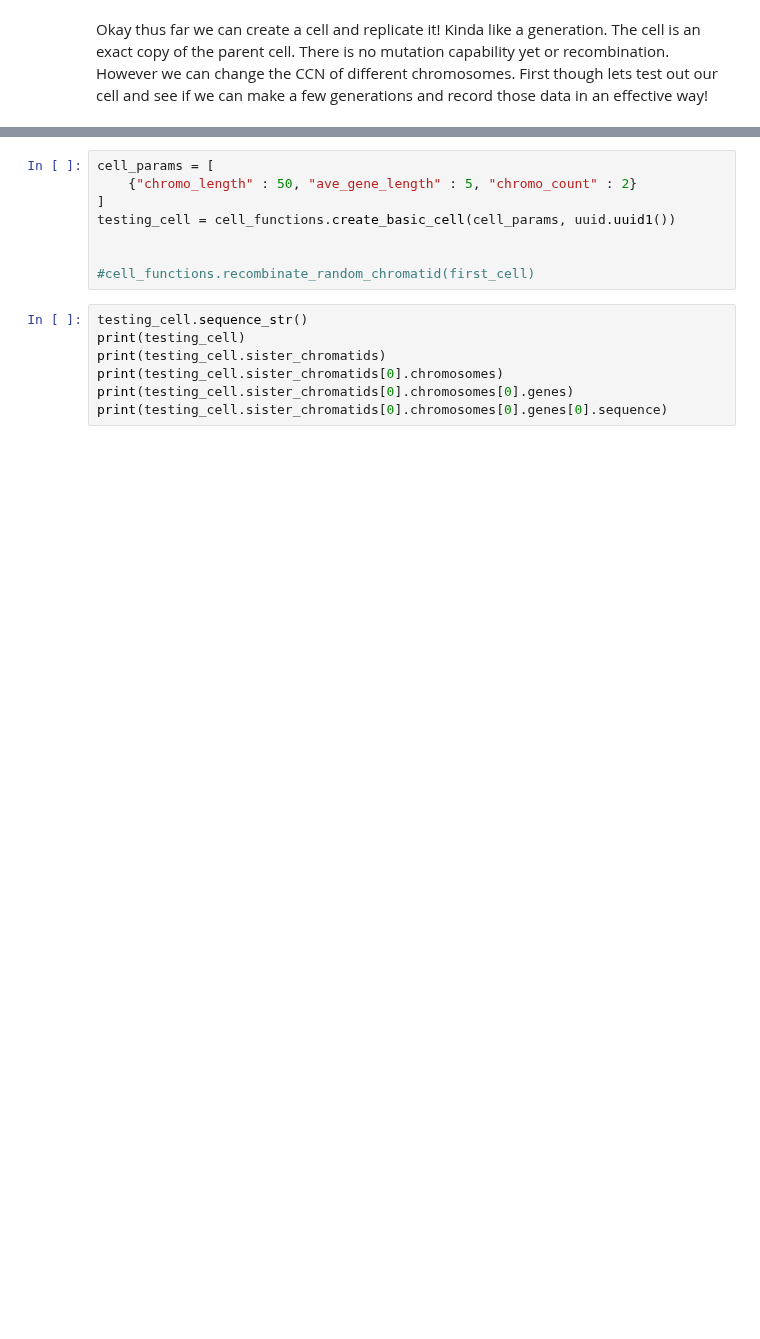
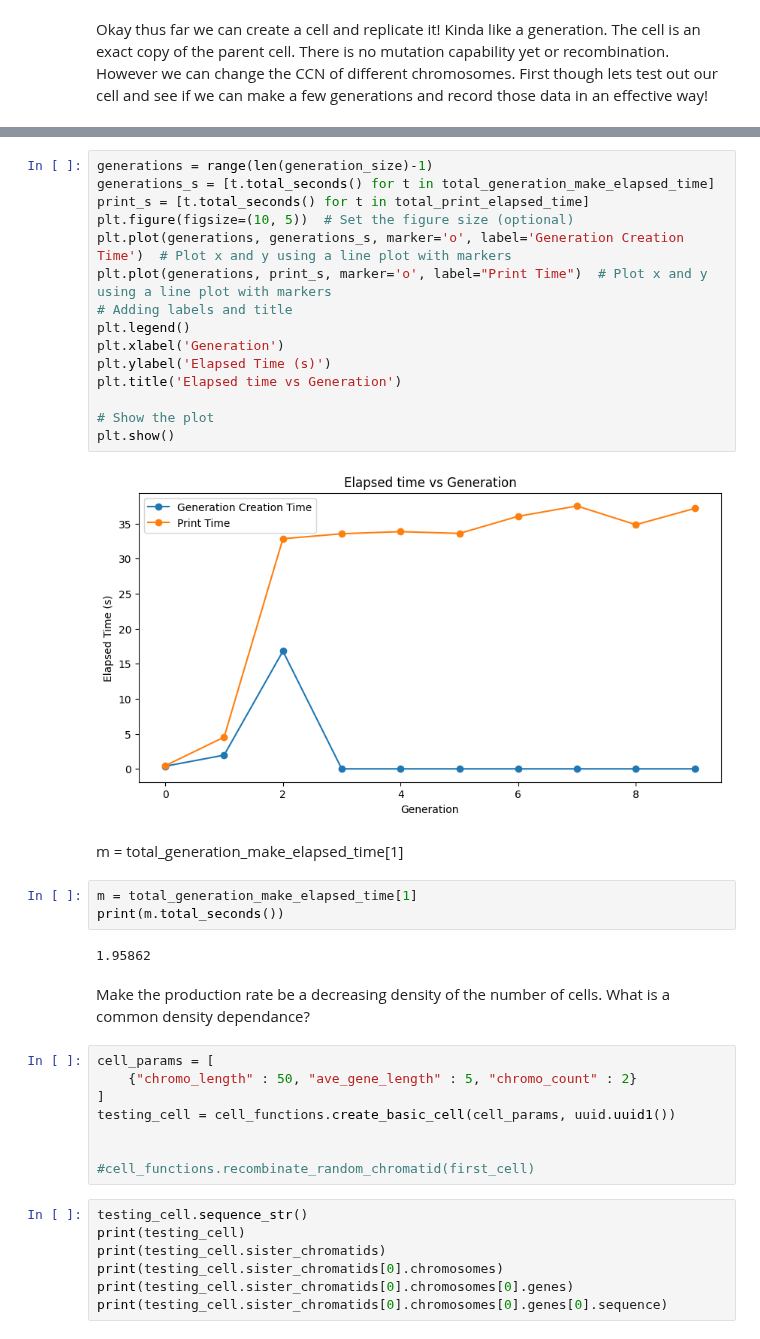
Before and after one commit to malloc3/Genetic_Model, a Jupyter notebook: Python_Agent_Model/Testing_Cells.ipynb, the cells around one changed output, grey strips where cells are left out. Drawn from its saved outputs; the diff is of its cells as text; blank space fills up the shorter version.

```diff
--- a/Python_Agent_Model/Testing_Cells.ipynb
+++ b/Python_Agent_Model/Testing_Cells.ipynb
@@ -181,3 +304,29 @@ plt.show()
+# %%
+generations = range(len(generation_size)-1)
+generations_s = [t.total_seconds() for t in total_generation_make_elapsed_time]
+print_s = [t.total_seconds() for t in total_print_elapsed_time]
+plt.figure(figsize=(10, 5))  # Set the figure size (optional)
+plt.plot(generations, generations_s, marker='o', label='Generation Creation Time')  # Plot x and y using a line plot with markers
+plt.plot(generations, print_s, marker='o', label="Print Time")  # Plot x and y using a line plot with markers
+# Adding labels and title
+plt.legend()
+plt.xlabel('Generation')
+plt.ylabel('Elapsed Time (s)')
+plt.title('Elapsed time vs Generation')
+
+# Show the plot
+plt.show()
+# %% [output]
+[figure, added]
+# %% [markdown]
+m = total_generation_make_elapsed_time[1]
+# %%
+m = total_generation_make_elapsed_time[1]
+print(m.total_seconds())
+# %% [output]
+1.95862
+# %% [markdown]
+Make the production rate be a decreasing density of the number of cells.   What is a common density dependance?
 # %%
 cell_params = [
     {"chromo_length" : 50, "ave_gene_length" : 5, "chromo_count" : 2}
```
Also changed, not shown: parts of 11 cells of this notebook, 10 other files.
